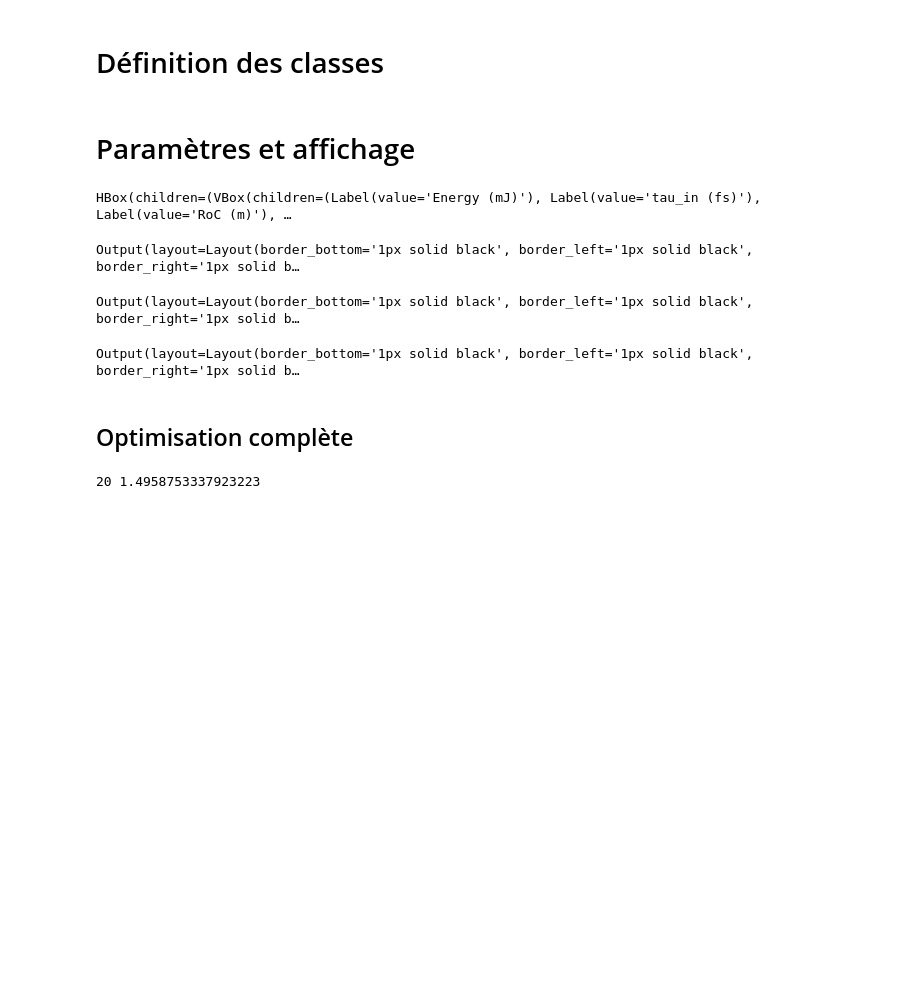
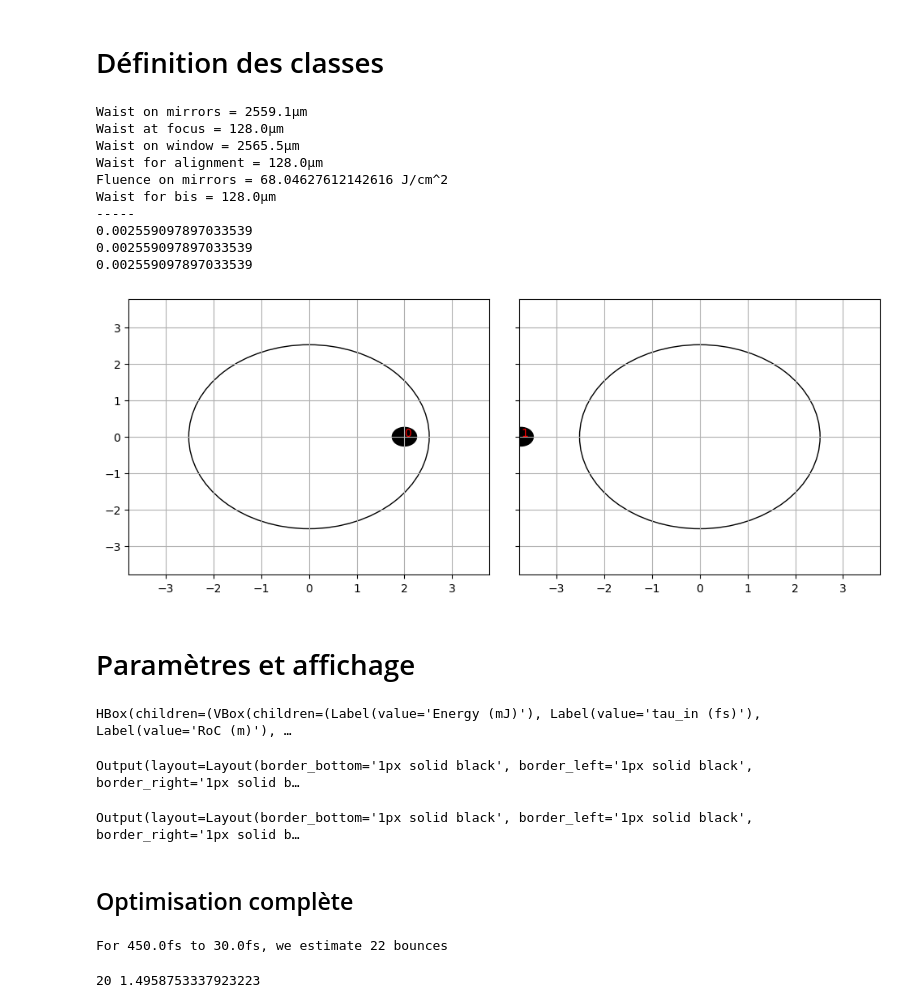
Before and after one commit to MatthieuGuer/MPC, a Jupyter notebook: MPC.ipynb, the cells around one changed output. Cells and saved outputs as stored; diff of their text form; code cells hidden in the pictures; blank space fills up the shorter version.

```diff
--- a/MPC.ipynb
+++ b/MPC.ipynb
@@ -211,6 +211,34 @@ class cavity:
         self.optimize_angle(N, 0, 'sum')
         self.optimize_angle(N, 1, 'var')
         self.optimize_angle(N, 0, 'var')
+# %%
+#Test cavité Hanna
+n2 = 0.97e-23 #argon
+
+L = 1.995
+N = 3
+Rmirror = 2.52e-3
+Cavity = cavity(L=L, RCmirror=1, Rmirror=Rmirror, reflectivity=1, pressure=1, n2=n2, NL=1, d=1)
+Cavity.injection_laser(2, 0, 0, 0, wl=1030e-9, E=7, w0=165, tau0=450, z=0.5*L, M2=1)
+Cavity.optimize_waist()
+
+Cavity.waists()
+l_Rs, l_thetas, l_waists, _ = Cavity.propag_MPC(N)
+
+
+Cavity.Ray
+# %% [output]
+Waist on mirrors = 2559.1µm
+Waist at focus = 128.0µm
+Waist on window = 2565.5µm
+Waist for alignment = 128.0µm
+Fluence on mirrors = 68.04627612142616 J/cm^2
+Waist for bis = 128.0µm
+-----
+0.002559097897033539
+0.002559097897033539
+0.002559097897033539
+[figure, added]
 # %% [markdown]
 # Paramètres et affichage
 # %%
@@ -244,7 +272,8 @@ if 1:
     checkbox_waist =    widgets.Checkbox(value=True)
     checkbox_NL =       widgets.Checkbox(value=False)
 
-    slider_L =          widgets.FloatSlider(min=0, max=2*slider_roc.value-0.001, step=0.001, value=1.481, continuous_update=False)
+    # slider_L =          widgets.FloatSlider(min=0, max=2*slider_roc.value-0.001, step=0.001, value=1.481, continuous_update=False)
+    slider_L =          widgets.BoundedFloatText(min=0, max=2*slider_roc.value-0.001, step=0.001, value=1.481)
 
     def update_L_range(*args):
         slider_L.max = 2*slider_roc.value-0.001
@@ -255,6 +284,10 @@ if 1:
             RCmirror=slider_roc, Rmirror=slider_rmirror, pressure=slider_pressure, optimize_angle=True, dwindow=slider_dwindow,
             optimize_waist=True, w0=slider_waist, E=slider_energy, tau0=slider_tau, M2=slider_M2, NL=checkbox_NL):
 
+        out_waists.clear_output(wait=False)
+        out_mirrors.clear_output(wait=False)
+        out_pulse.clear_output(wait=False)
+        out_addgraphs.clear_output(wait=False)
         n2 = 0.97e-23 #argon
 
         zf = 0.5    #position du foyer dans la cavité : 0.5 = foyer au milieu
@@ -297,9 +330,10 @@ if 1:
 
         l_Rs, l_thetas, l_waists, l_Bints = Cavity.propag_MPC(N)
 
-        _, (ax_M1, ax_M2) = plt.subplots(1,2, figsize=(12,5))
 
         with out_mirrors:
+            f, (ax_M1, ax_M2) = plt.subplots(1,2, figsize=(10,4), sharey=True)
+            f.tight_layout()
             taxes = [ax_M1, ax_M2]
             for ax in taxes:
                 ax.set_xlim([-Rmirror*1.5e3,Rmirror*1.5e3])
@@ -383,7 +417,7 @@ if 1:
                                             'E':E, 'tau0':tau0, 'w0':w0, 'M2':M2, 'optimize_waist':optimize_waist, 'NL':NL})
 
 
-    out = widgets.interactive_output(several_outputs, {'N':slider_N, 'L':slider_L, 'x':slider_x, 'y':slider_y, 'thetax':slider_thetax, 'thetay':slider_thetay,
+    out = widgets.interactive_output(MPC, {'N':slider_N, 'L':slider_L, 'x':slider_x, 'y':slider_y, 'thetax':slider_thetax, 'thetay':slider_thetay,
                                             'pressure':slider_pressure, 'RCmirror':slider_roc, 'Rmirror':slider_rmirror, 'optimize_angle':checkbox_angle, 'dwindow':slider_dwindow,
                                             'E':slider_energy, 'tau0':slider_tau, 'w0':slider_waist, 'M2':slider_M2, 'optimize_waist':checkbox_waist, 'NL':checkbox_NL})
 
@@ -405,9 +439,8 @@ if 1:
     display(ui)
     display(out_waists   )
     display(out_pulse    )
-    display(out_addgraphs)
+    # display(out_addgraphs)
 # %% [output]
 HBox(children=(VBox(children=(Label(value='Energy (mJ)'), Label(value='tau_in (fs)'), Label(value='RoC (m)'), …
 Output(layout=Layout(border_bottom='1px solid black', border_left='1px solid black', border_right='1px solid b…
 Output(layout=Layout(border_bottom='1px solid black', border_left='1px solid black', border_right='1px solid b…
-Output(layout=Layout(border_bottom='1px solid black', border_left='1px solid black', border_right='1px solid b…
@@ -624,6 +452,8 @@ tau0 = 450e-15
 wl = 1030e-9
 M2 = 1.2
 zf = 0.5
+
+
 
 R = 0.75
 Jd = 0.2 *1e4
@@ -642,29 +472,39 @@ lK = []
 lwm = []
 lfl = []
 l_dthetas = []
-N = 30
+
+
+tau_cible = 30e-15
+B_int_est = np.pi * tau0/tau_cible
+
+N = int(B_int_est / (4*np.pi*n2/wl**2 * E/tau0 /np.sqrt(sigma*M2) * np.pi/2)) + 1
+# N = 30
+print(f'For {tau0*1e15}fs to {tau_cible*1e15}fs, we estimate {N} bounces')
+
 for iL in range(len(lL)):
     L = lL[iL]
 
 
-    Cavity = cavity(L=L, RCmirror=R, Rmirror=Rmirror, pressure=pressure, n2=n2, sc=3)
+    Cavity = cavity(L=L, RCmirror=R, Rmirror=Rmirror, pressure=pressure, n2=n2)
     Cavity.injection_laser(x_in=20e-3, y_in=0, thetax_in=0, thetay_in=0, E=E, wl=wl, w0=200e-6, tau0=tau0, z=zf*L, M2=M2)
     w0 = Cavity.optimize_waist()
     Cavity.optimize_injection(N)
 
     waist_mirror, fluence = Cavity.waists(show=False)
-    _, l_thetas, _, _, _ = Cavity.propag_MPC(N, show=False)
+    _, l_thetas, _, _ = Cavity.propag_MPC(N)
     K = Cavity.Bint / np.pi
     lK.append(K)
     lwm.append(waist_mirror)
     lfl.append(fluence)
     l_thetas_ordered = np.sort(l_thetas)
-    l_dthetas.append(np.min(arr([l_thetas_ordered[i]-l_thetas_ordered[i-1] for i in range(1, len(l_thetas))])))
+    l_dthetas.append(np.min(arr([l_thetas_ordered[i]-l_thetas_ordered[i-2] for i in range(2, len(l_thetas))])))
 
 lK = arr(lK)
 lwm = arr(lwm)
 lfl = arr(lfl)
 l_dthetas = arr(l_dthetas)
+# %% [output]
+For 450.0fs to 30.0fs, we estimate 22 bounces
 # %%
 
 
```
Also changed, not shown: parts of 4 cells of this notebook, 1 other file.
